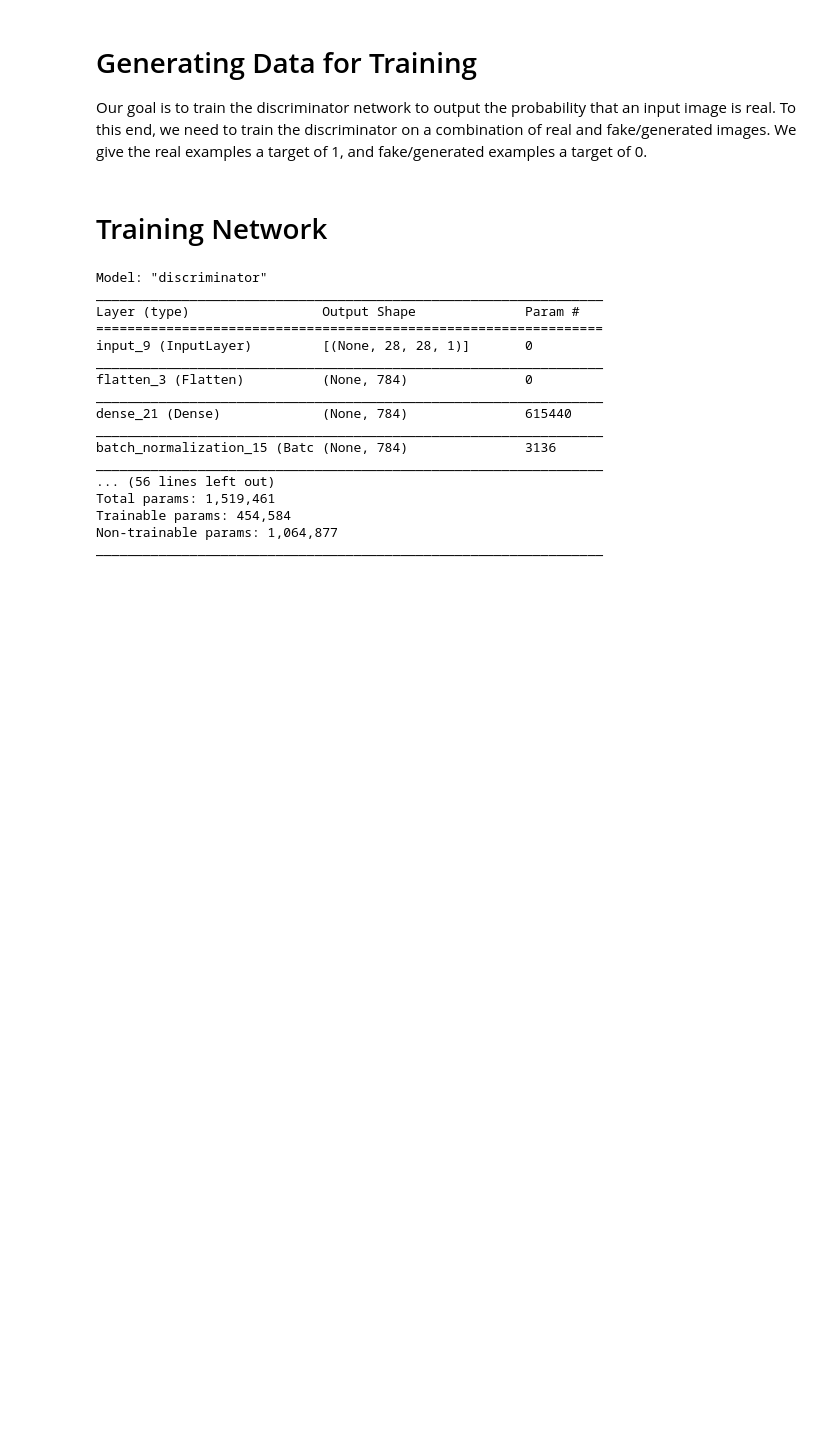
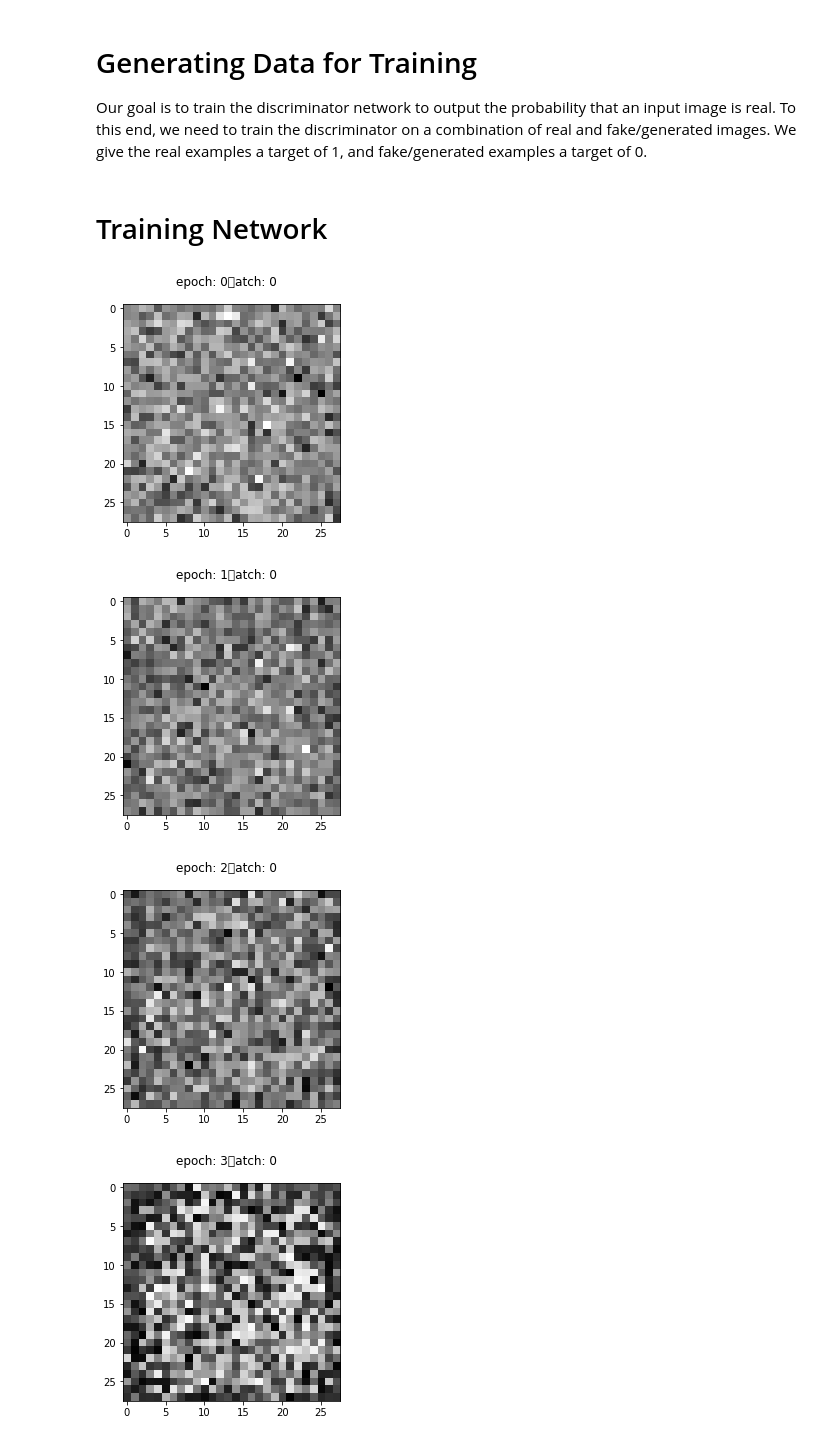
Before and after one commit to geoffcorvera/deeplearning-spring2021, a Jupyter notebook: MNIST_Fashion_GAN.ipynb, the cells around one changed output. Cells and saved outputs as stored; diff of their text form; code cells hidden in the pictures; blank space fills up the shorter version.

Commit message:
Re-implemented GAN and added DF-GAN model and training.

```diff
--- a/MNIST_Fashion_GAN.ipynb
+++ b/MNIST_Fashion_GAN.ipynb
@@ -141,7 +127,7 @@ def makeGAN(g_model, d_model, latent_dims=100):
   gan = keras.Model(latent_sample, p_real, name='gan')
 
   adam = keras.optimizers.Adam(learning_rate=.0002, beta_1=0.5)
-  gan.compile(optimizer=adam, loss='binary_crossentropy')
+  gan.compile(optimizer=adam, loss='binary_crossentropy', metrics=['accuracy'])
   gan.summary()
 
   return gan
@@ -153,19 +154,14 @@ gan = makeGAN(g_model, d_model)
 We load the training and test data as numpy arrays for the MNIST fashion dataset. The pixel intensities of the training and test images are rescaled to [0,1] by dividing intensities by max value (255). An extra dimension is added to each example, to specify image is single-channel.
 # %%
 def load_mnist():
-  (trainx, _), (testx, _) = load_data()
-
+  (trainx, _), (_, _) = load_data()
   trainx = np.expand_dims(trainx, axis=-1)
-  testx = np.expand_dims(testx, axis=-1)
-
   trainx = trainx / 255.
-  testx = testx / 255.
 
   print('Train summary', trainx.shape, trainx.dtype)
-  print('Test summary', testx.shape, testx.dtype)
 
-  return trainx, testx
+  return trainx
 # %%
-train_set, test_set = load_mnist()
+train_set = load_mnist()
 # %% [output]
 Train summary (60000, 28, 28, 1) float64
@@ -240,20 +263,0 @@ def train(gan, g_model, d_model, dataset, batch_size=32, n_epochs=2):
-# %%
-train(gan, g_model, d_model, train_set)
-# %% [output]
-Model: "discriminator"
-_________________________________________________________________
-Layer (type)                 Output Shape              Param #
-=================================================================
-input_9 (InputLayer)         [(None, 28, 28, 1)]       0
-_________________________________________________________________
-flatten_3 (Flatten)          (None, 784)               0
-_________________________________________________________________
-dense_21 (Dense)             (None, 784)               615440
-_________________________________________________________________
-batch_normalization_15 (Batc (None, 784)               3136
-_________________________________________________________________
-... (56 lines left out)
-Total params: 1,519,461
-Trainable params: 454,584
-Non-trainable params: 1,064,877
-_________________________________________________________________
@@ -261,0 +264,15 @@ _________________________________________________________________
+# %%
+# training_size = batch_size*128
+training_size = 3000
+dloss, dacc, gloss, gacc = train(
+    gan,
+    d_model,
+    train_set[:training_size],
+    n_epochs=100
+)
+gan.save('/models/mnist_gan_quarter_data_v2/')
+# %% [output]
+[figure, added]
+[figure, added]
+[figure, added]
+[figure, added]
```
Also changed, not shown: parts of 25 cells of this notebook.
